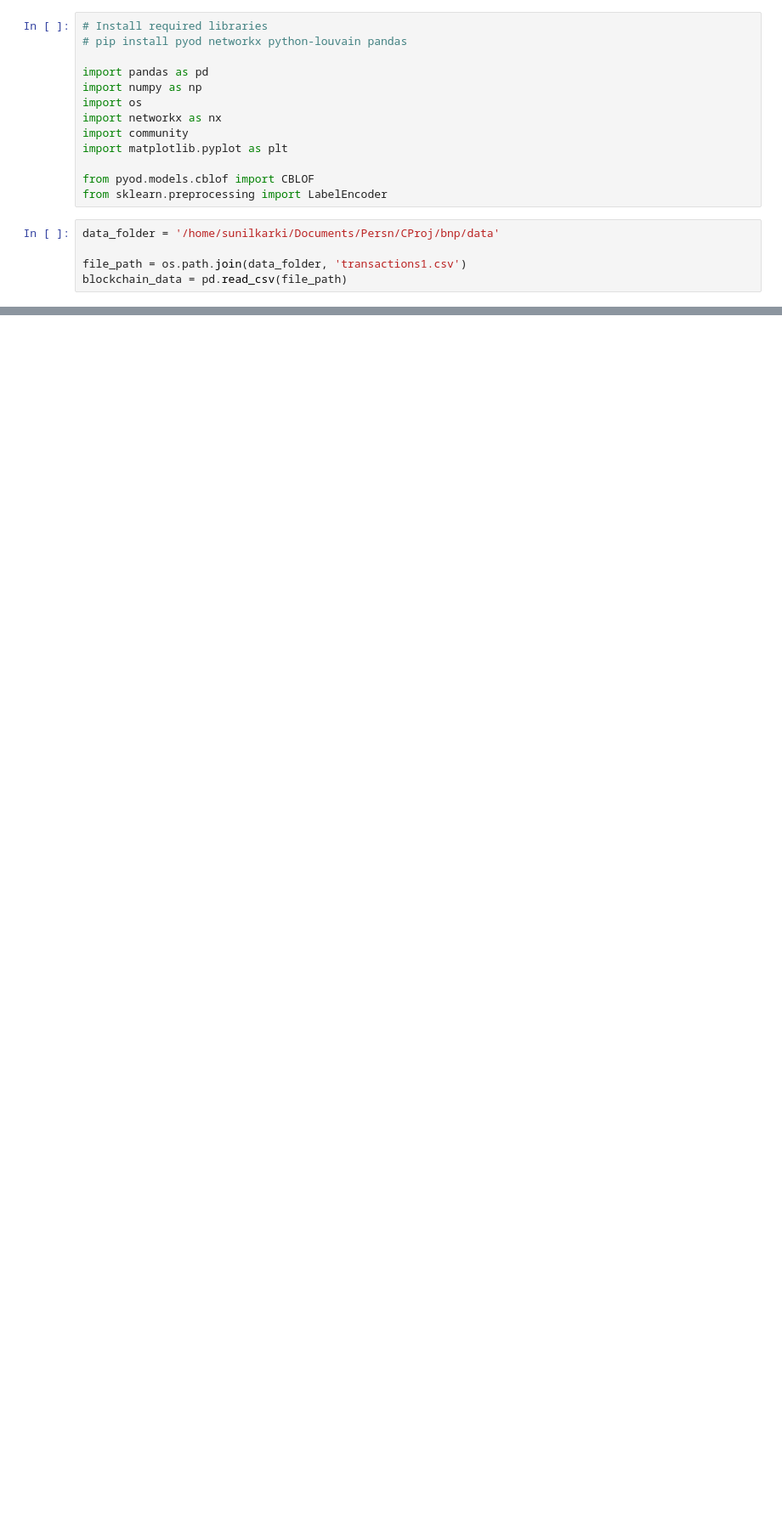
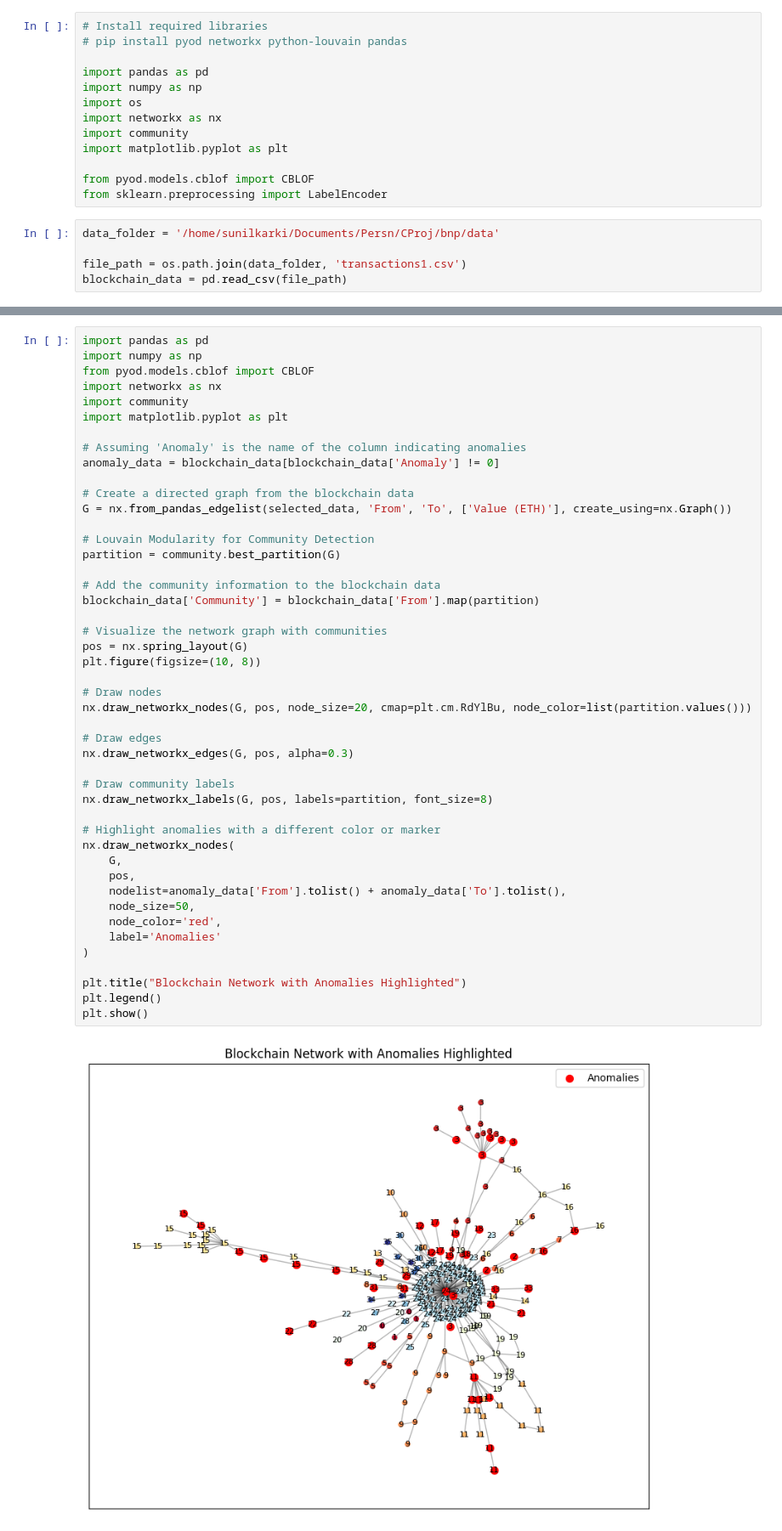
Before and after one commit to sunil-karki/Blockchain-Network-Portrait, a Jupyter notebook: src/CBLOF.ipynb, the cells around one changed output, grey strips where cells are left out. Shown at 85% size. Drawn from its saved outputs; the diff is of its cells as text; blank space fills up the shorter version.

Commit message:
refactor to CBLOF codes

```diff
--- a/src/CBLOF.ipynb
+++ b/src/CBLOF.ipynb
@@ -116,0 +119,48 @@ anomaly_data
+# %%
+import pandas as pd
+import numpy as np
+from pyod.models.cblof import CBLOF
+import networkx as nx
+import community
+import matplotlib.pyplot as plt
+
+# Assuming 'Anomaly' is the name of the column indicating anomalies
+anomaly_data = blockchain_data[blockchain_data['Anomaly'] != 0]
+
+# Create a directed graph from the blockchain data
+G = nx.from_pandas_edgelist(selected_data, 'From', 'To', ['Value (ETH)'], create_using=nx.Graph())
+
+# Louvain Modularity for Community Detection
+partition = community.best_partition(G)
+
+# Add the community information to the blockchain data
+blockchain_data['Community'] = blockchain_data['From'].map(partition)
+
+# Visualize the network graph with communities
+pos = nx.spring_layout(G)
+plt.figure(figsize=(10, 8))
+
+# Draw nodes
+nx.draw_networkx_nodes(G, pos, node_size=20, cmap=plt.cm.RdYlBu, node_color=list(partition.values()))
+
+# Draw edges
+nx.draw_networkx_edges(G, pos, alpha=0.3)
+
+# Draw community labels
+nx.draw_networkx_labels(G, pos, labels=partition, font_size=8)
+
+# Highlight anomalies with a different color or marker
+nx.draw_networkx_nodes(
+    G,
+    pos,
+    nodelist=anomaly_data['From'].tolist() + anomaly_data['To'].tolist(),
+    node_size=50,
+    node_color='red',
+    label='Anomalies'
+)
+
+plt.title("Blockchain Network with Anomalies Highlighted")
+plt.legend()
+plt.show()
+# %% [output]
+[figure, added]
```
Also changed, not shown: parts of 3 cells of this notebook.
